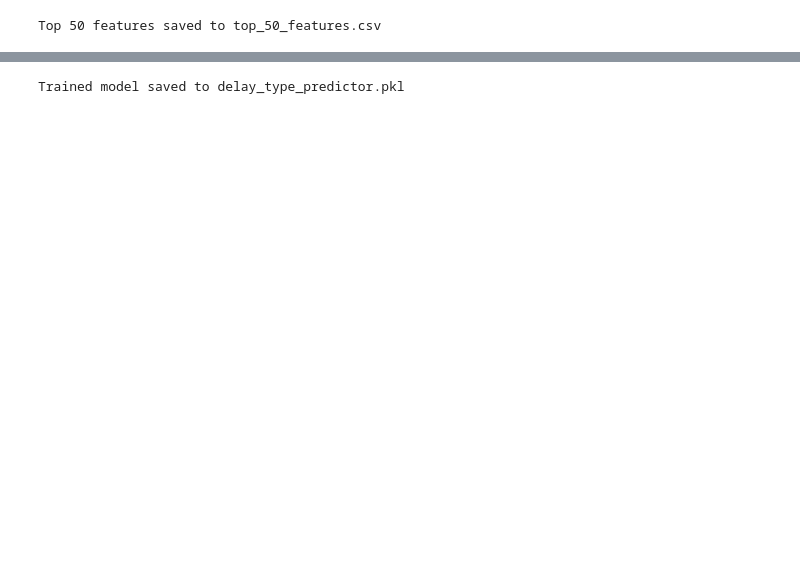
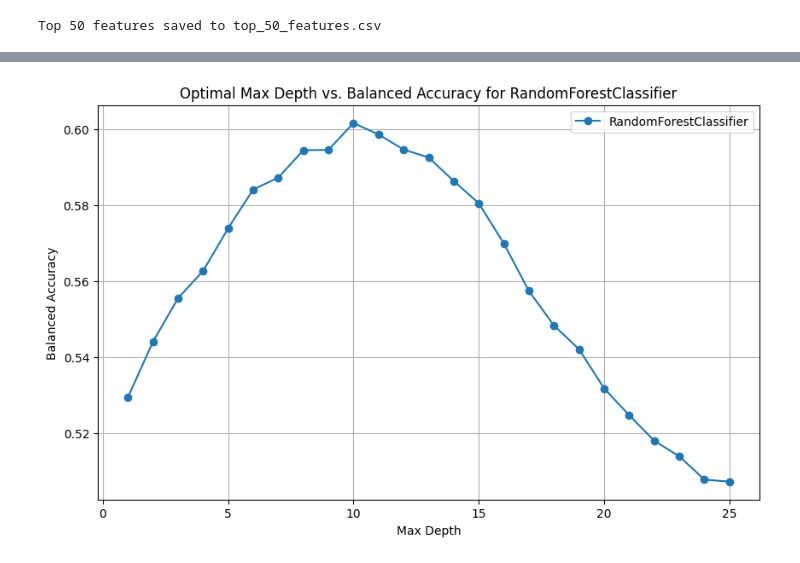
Before and after one commit to lee-data/TTC-streetcar-delay, a Jupyter notebook: src/New working file - Ly - 26 Nov.ipynb, the cells around one changed output, grey strips where cells are left out. Drawn from its saved outputs; the diff is of its cells as text; code cells hidden in the pictures; blank space fills up the shorter version.

```diff
--- a/src/New working file - Ly - 26 Nov.ipynb
+++ b/src/New working file - Ly - 26 Nov.ipynb
@@ -1021,7 +1147,12 @@ findfont: Font family ['cmex10'] not found. Falling back to DejaVu Sans.
-# %%
-# Save the trained model to a file
-model_file_path = "delay_type_predictor.pkl"
-joblib.dump(best_clf, model_file_path)
-print(f"Trained model saved to {model_file_path}")
-# %% [output]
-Trained model saved to delay_type_predictor.pkl
+# %%
+# Assume 'top_features' is a DataFrame containing the top feature names
+top_features_list = top_features['Feature'].tolist()
+
+# Create new X and y based on reduced features
+X_new = df_cleaned[top_features_list]
+y_new = df_cleaned['delayType']  # Target variable
+
+# Split data into training and test sets with stratification
+X_train_new, X_test_new, y_train_new, y_test_new = train_test_split(
+    X_new, y_new, test_size=0.3, stratify=y_new, random_state=42
+)
@@ -1027,0 +1163,27 @@ Trained model saved to delay_type_predictor.pkl
+# %%
+# Set up stratified cross-validation on the training set
+stratified_cv_new = StratifiedKFold(n_splits=5, shuffle=True, random_state=42)
+
+# Define the range for max_depth
+max_depth_range_new = range(1, 26)
+balanced_accuracy_depth_new = []
+
+# Tune max_depth using stratified cross-validation
+for max_depth in max_depth_range_new:
+    rf_temp_new = RandomForestClassifier(max_depth=max_depth, class_weight='balanced', random_state=42)
+    # Perform cross-validation with balanced accuracy scoring
+    scores_new = cross_val_score(rf_temp_new, X_train_new, y_train_new, cv=stratified_cv_new, scoring='balanced_accuracy')
+    mean_score_new = scores_new.mean()
+    balanced_accuracy_depth_new.append(mean_score_new)
+
+# Step 4: Plot the results
+plt.figure(figsize=(10, 6))
+plt.plot(max_depth_range_new, balanced_accuracy_depth_new, label="RandomForestClassifier", marker='o')
+plt.title("Optimal Max Depth vs. Balanced Accuracy for RandomForestClassifier")
+plt.xlabel("Max Depth")
+plt.ylabel("Balanced Accuracy")
+plt.legend()
+plt.grid(True)  # Adds a grid for better readability
+plt.show()
+# %% [output]
+[figure, added]
```
Also changed, not shown: parts of 81 cells of this notebook, 11 other files.
